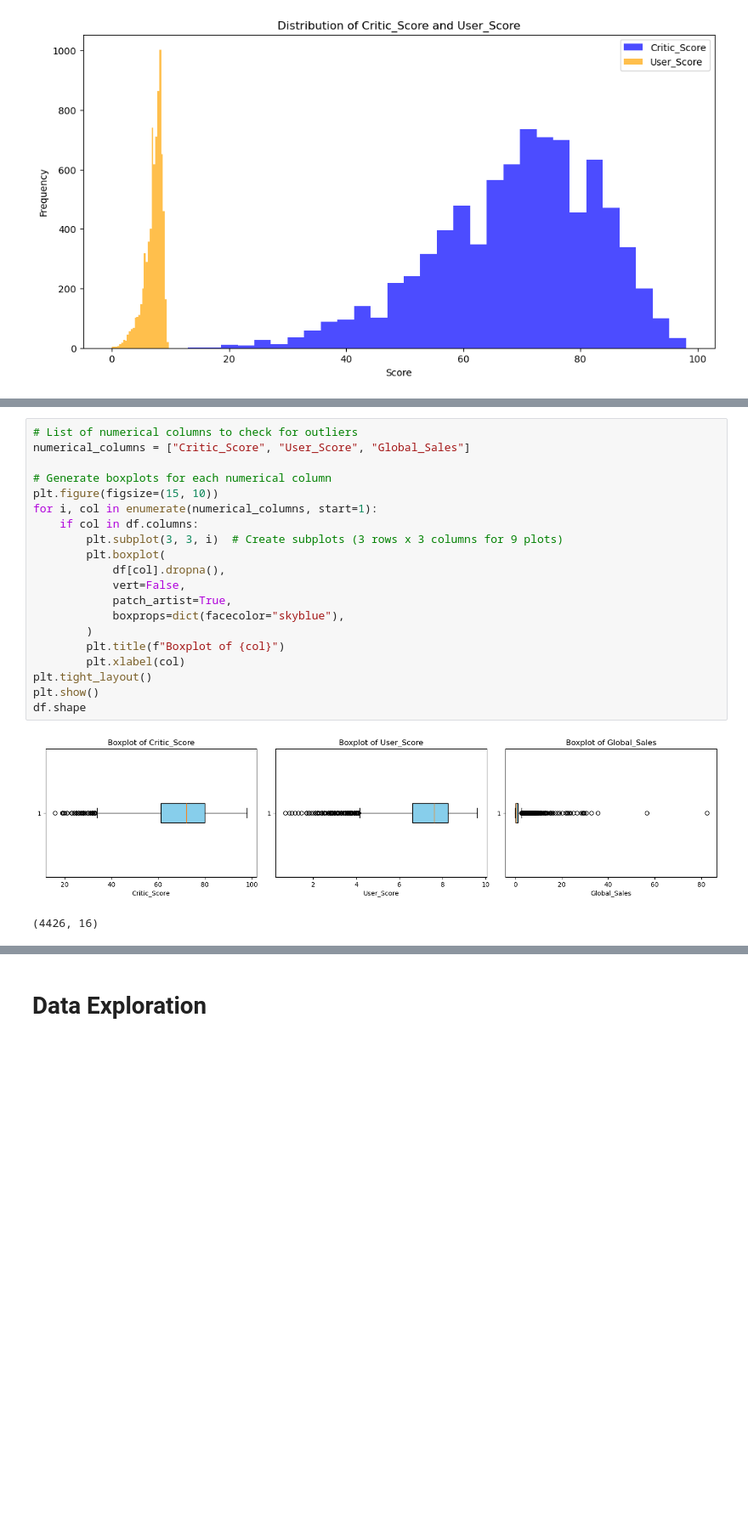
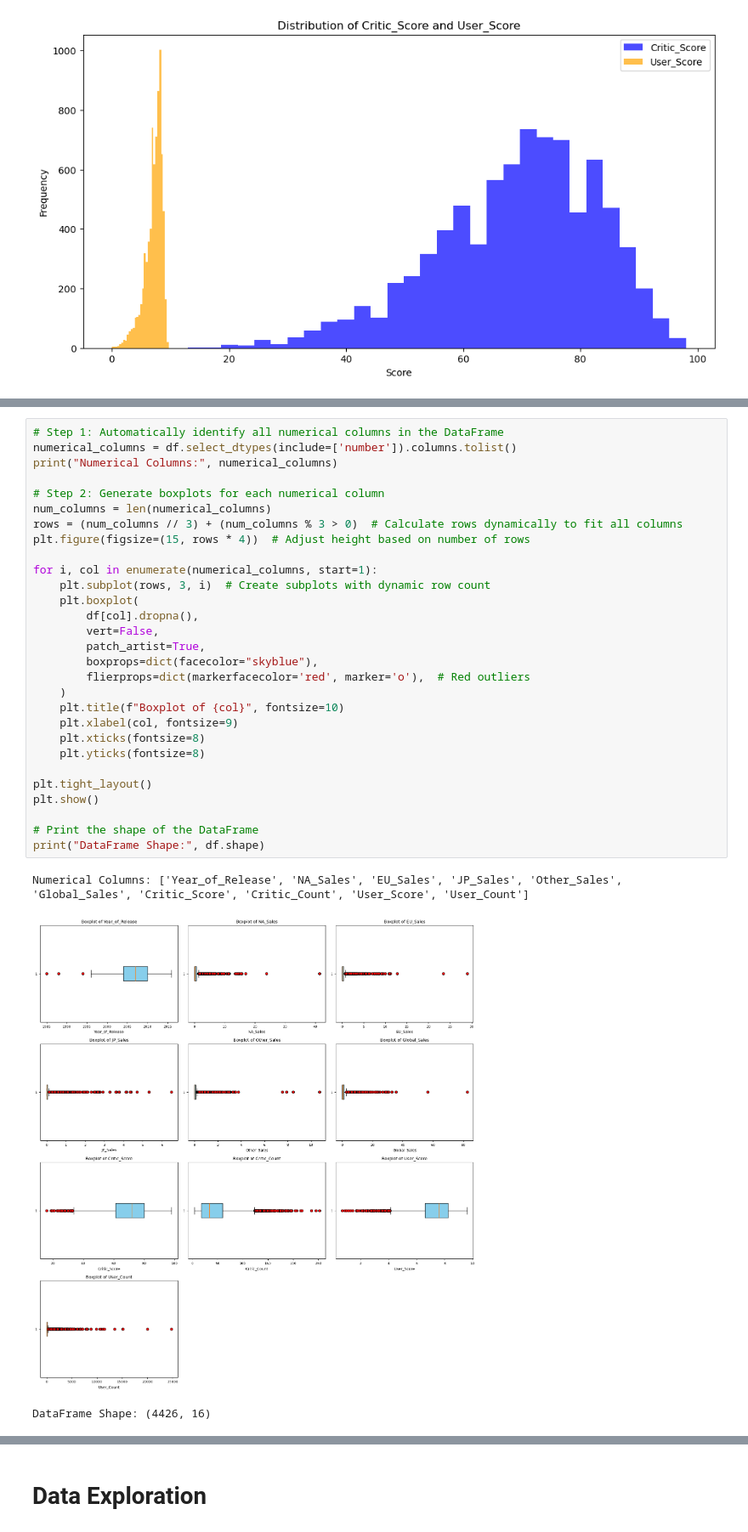
Before and after one commit to SahirHameed/Video-Game-Sales-Prediction, a Jupyter notebook: Video_Game_Sales_Prediction.ipynb, the cells around one changed output, grey strips where cells are left out. Shown at 85% size. Drawn from its saved outputs; the diff is of its cells as text; blank space fills up the shorter version.

```diff
--- a/Video_Game_Sales_Prediction.ipynb
+++ b/Video_Game_Sales_Prediction.ipynb
@@ -280,23 +284,33 @@ df.sort_values(by="Global_Sales", ascending=False).head(20)
 # %%
-# List of numerical columns to check for outliers
-numerical_columns = ["Critic_Score", "User_Score", "Global_Sales"]
+# Step 1: Automatically identify all numerical columns in the DataFrame
+numerical_columns = df.select_dtypes(include=['number']).columns.tolist()
+print("Numerical Columns:", numerical_columns)
 
-# Generate boxplots for each numerical column
-plt.figure(figsize=(15, 10))
+# Step 2: Generate boxplots for each numerical column
+num_columns = len(numerical_columns)
+rows = (num_columns // 3) + (num_columns % 3 > 0)  # Calculate rows dynamically to fit all columns
+plt.figure(figsize=(15, rows * 4))  # Adjust height based on number of rows
+
 for i, col in enumerate(numerical_columns, start=1):
-    if col in df.columns:
-        plt.subplot(3, 3, i)  # Create subplots (3 rows x 3 columns for 9 plots)
-        plt.boxplot(
-            df[col].dropna(),
-            vert=False,
-            patch_artist=True,
-            boxprops=dict(facecolor="skyblue"),
-        )
-        plt.title(f"Boxplot of {col}")
-        plt.xlabel(col)
+    plt.subplot(rows, 3, i)  # Create subplots with dynamic row count
+    plt.boxplot(
+        df[col].dropna(),
+        vert=False,
+        patch_artist=True,
+        boxprops=dict(facecolor="skyblue"),
+        flierprops=dict(markerfacecolor='red', marker='o'),  # Red outliers
+    )
+    plt.title(f"Boxplot of {col}", fontsize=10)
+    plt.xlabel(col, fontsize=9)
+    plt.xticks(fontsize=8)
+    plt.yticks(fontsize=8)
+
 plt.tight_layout()
 plt.show()
-df.shape
+
+# Print the shape of the DataFrame
+print("DataFrame Shape:", df.shape)
 # %% [output]
+Numerical Columns: ['Year_of_Release', 'NA_Sales', 'EU_Sales', 'JP_Sales', 'Other_Sales', 'Global_Sales', 'Critic_Score', 'Critic_Count', 'User_Score', 'User_Count']
-[figure, old version]
+[figure, new version]
-(4426, 16)
+DataFrame Shape: (4426, 16)
```
Also changed, not shown: parts of 86 cells of this notebook, 1 other file.
